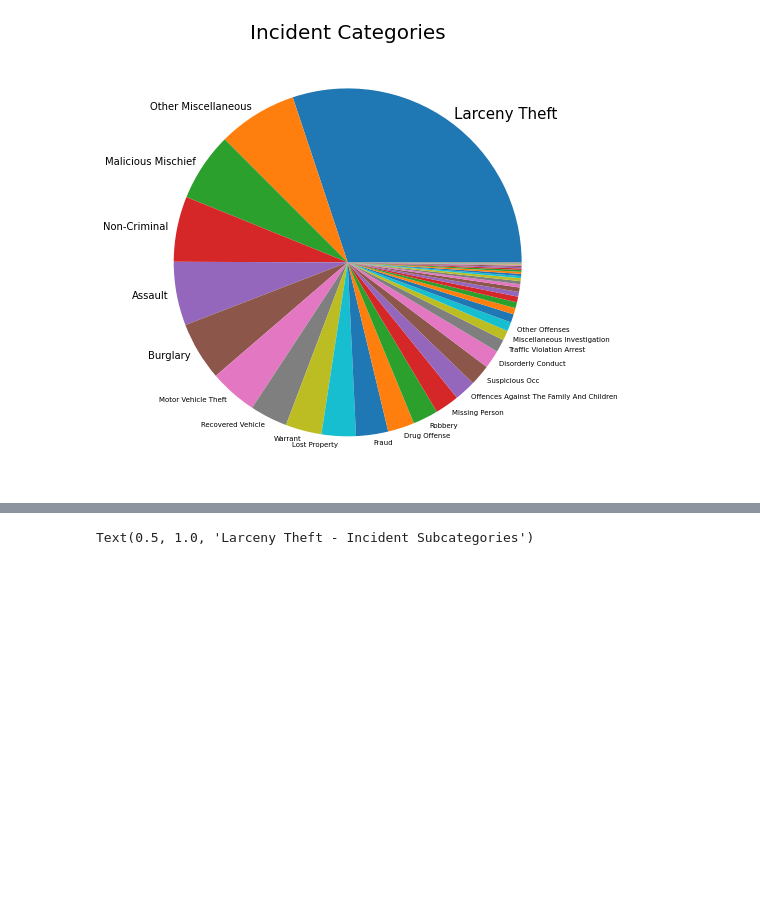
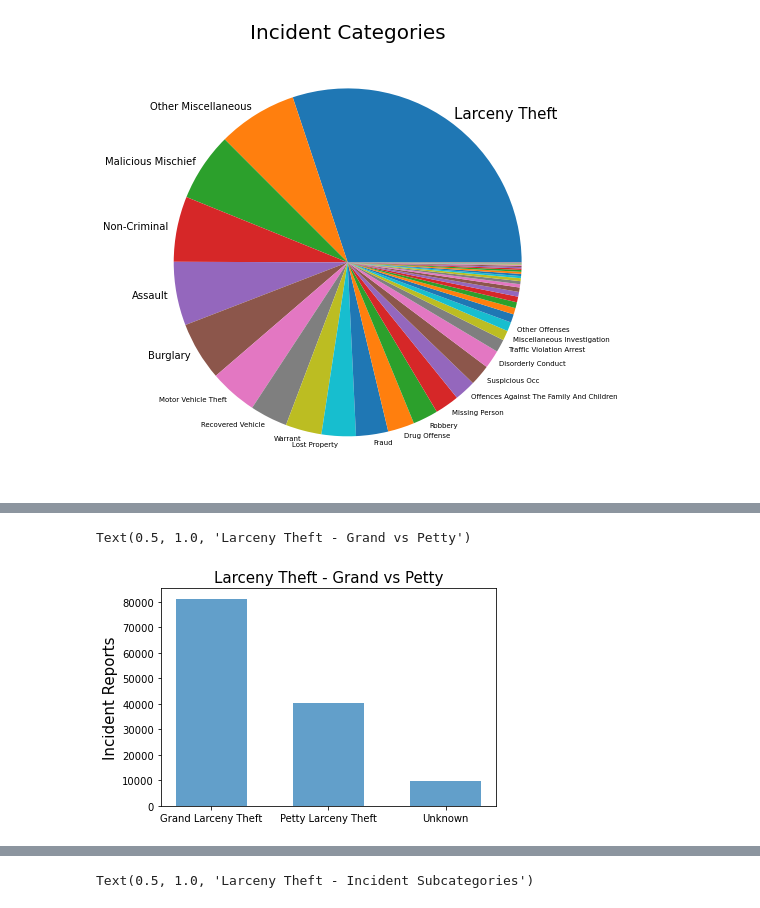
Before and after one commit to yenholaivy/SFPD-Incident-Reports-Analysis, a Jupyter notebook: src/SFPD-incident-reports-EDA.ipynb, the cells around one changed output, grey strips where cells are left out. Saved outputs shown, nothing was run; the diff lists cells and outputs as text; code cells hidden in the pictures; blank space fills up the shorter version.

```diff
--- a/src/SFPD-incident-reports-EDA.ipynb
+++ b/src/SFPD-incident-reports-EDA.ipynb
@@ -159,4 +237,0 @@ amounts = {'$50-$200':'\$50-$200', '$200-$950':'\$200-$950', '$200-$400':'\$200-
-# %%
-#Based on the amount brackets found above, create a new column to host the amounts
-larceny_data['Larceny Amount'] = larceny_data['Incident Description']
-# larceny_data.head()
@@ -230,0 +272,28 @@ Name: Larceny Amount, dtype: float64
+# %%
+# Manually come up with different brackets for lancery amounts based on the Incident Description
+petty_amounts = ['200', '400','<$50']
+
+# larceny_amount = larceny_data['Incident Description'].to_numpy()
+# larceny_amount['950' in larceny_amount]
+
+
+larceny_data['Larceny Amount'] = larceny_data['Incident Description'].apply(lambda x: 'Grand Larceny Theft' if '>$950' in x else x)
+
+for amount in petty_amounts:
+    larceny_data['Larceny Amount'] = larceny_data['Larceny Amount'].apply(lambda x: 'Petty Larceny Theft' if amount in x else x)
+
+larceny_data['Larceny Amount'] = larceny_data['Larceny Amount'].apply(lambda x: 'Unknown' if (x != 'Grand Larceny Theft') and (x != 'Petty Larceny Theft') else x)
+
+larceny_data['Larceny Amount'].value_counts()
+
+fig, ax = plt.subplots()
+# ax.hist(larceny_data['Larceny Amount'], bins = 3, width = 0.5)
+
+amounts = larceny_data['Larceny Amount'].value_counts()
+x, y = series_to_arr(amounts)
+ax.bar(x, y, width = 0.6, alpha = 0.7)
+ax.set_ylabel('Incident Reports', fontsize = 15)
+ax.set_title('Larceny Theft - Grand vs Petty', fontsize = 15)
+# %% [output]
+Text(0.5, 1.0, 'Larceny Theft - Grand vs Petty')
+[figure, added]
```
Also changed, not shown: parts of 96 cells of this notebook.
